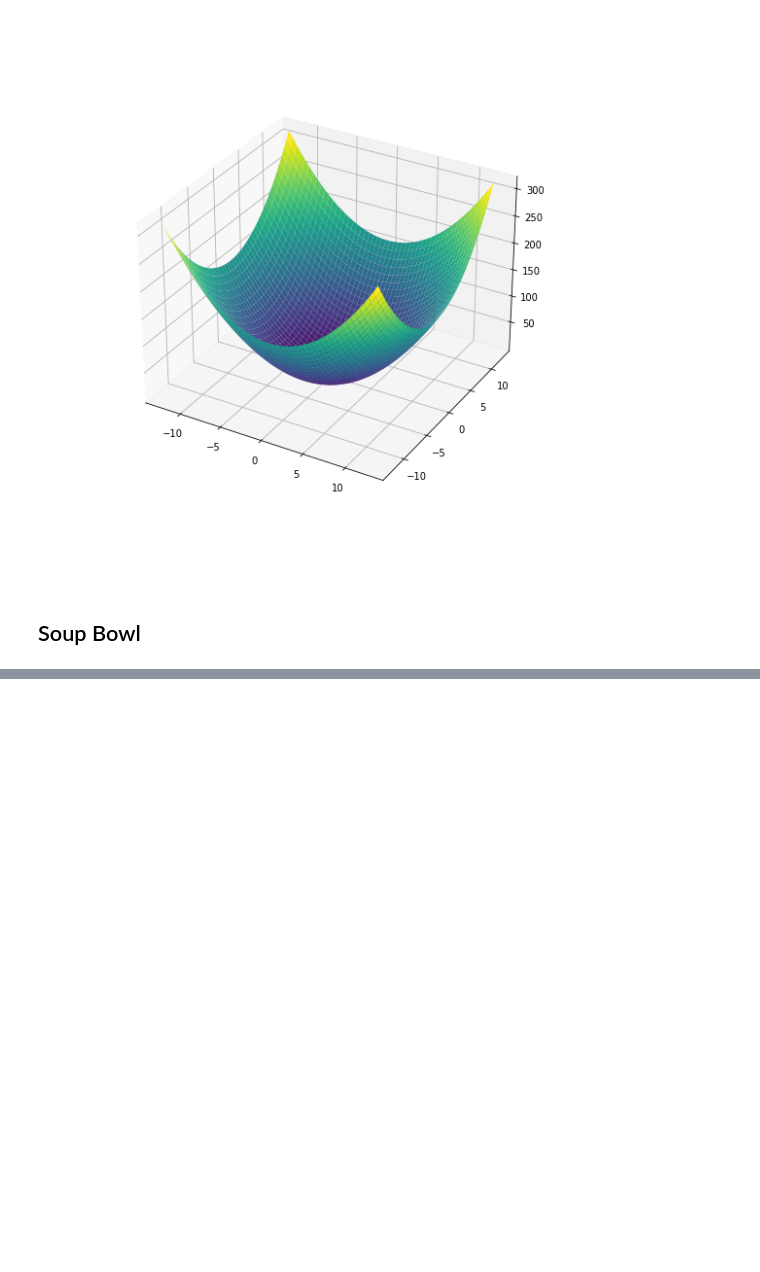
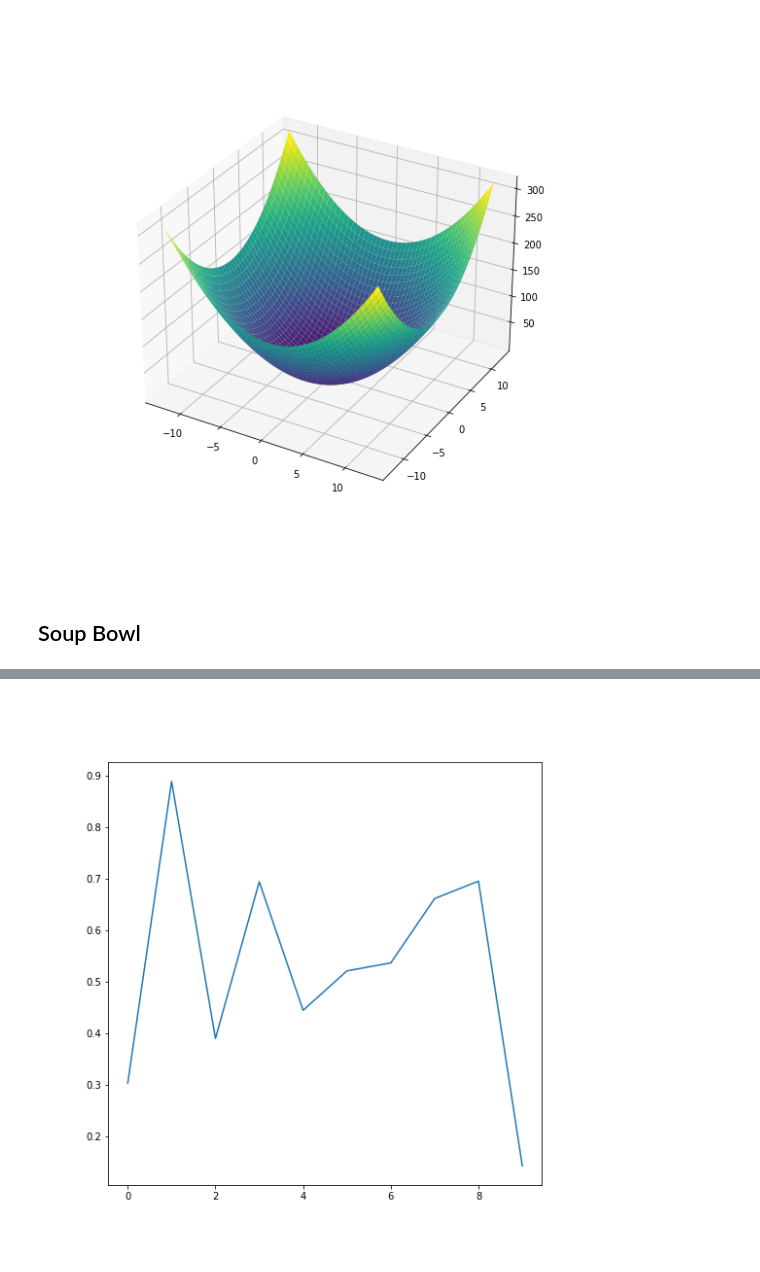
Before and after one commit to PaulToronto/Math-and-Data-Science-Reference, a Jupyter notebook: 3D_Plotting_in_Matplotlib.ipynb, the cells around one changed output, grey strips where cells are left out. Cells and saved outputs as stored; diff of their text form; code cells hidden in the pictures; blank space fills up the shorter version.

```diff
--- a/3D_Plotting_in_Matplotlib.ipynb
+++ b/3D_Plotting_in_Matplotlib.ipynb
@@ -231,0 +193,17 @@ soup_bowl()
+# %%
+fig = plt.figure(figsize=(8, 8))
+ax = fig.add_subplot(111)
+ax.plot(np.random.rand(10))
+
+def onclick(event):
+    print('%s click: button=%d, x=%d, y=%d, xdata=%f, ydata=%f' %
+          ('double' if event.dblclick else 'single',
+           event.button,
+           event.x,
+           event.y,
+           event.xdata,
+           event.ydata))
+
+cid = fig.canvas.mpl_connect('button_press_event', onclick)
+# %% [output]
+[figure, added]
```
Also changed, not shown: parts of 10 cells of this notebook.
